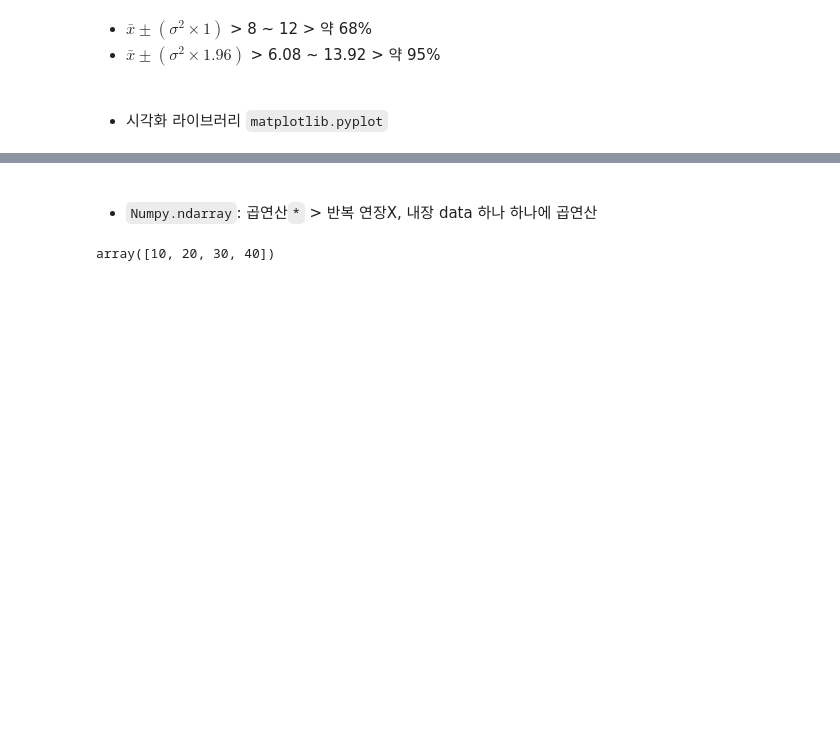
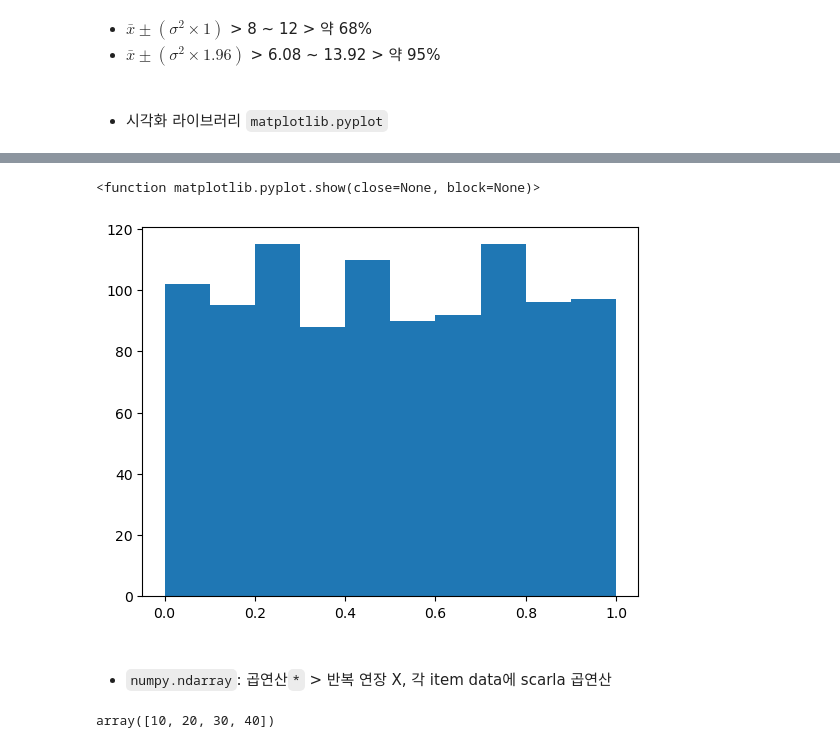
Before and after one commit to dev-EthanJ/Numpy_and_Pandas, a Jupyter notebook: 20221018_1_Basic_Numpy.ipynb, the cells around one changed output, grey strips where cells are left out. Drawn from its saved outputs; the diff is of its cells as text; code cells hidden in the pictures; blank space fills up the shorter version.

```diff
--- a/20221018_1_Basic_Numpy.ipynb
+++ b/20221018_1_Basic_Numpy.ipynb
@@ -955,7 +974,15 @@ plt.show
+# %%
+rand_rand_thou = np.random.rand(1000)
+
+plt.hist(rand_rand_thou, bins=10)
+plt.show
+# %% [output]
+<function matplotlib.pyplot.show(close=None, block=None)>
+[figure, added]
 # %% [markdown]
 <br>
 
-- `Numpy.ndarray`: 곱연산`*` > 반복 연장X, 내장 data 하나 하나에 곱연산
+- `numpy.ndarray`: 곱연산`*` > 반복 연장 X, 각 item data에 scarla 곱연산
 # %%
 np.array([1, 2, 3, 4]) * 10
 # %% [output]
```
Also changed, not shown: parts of 114 cells of this notebook, 32 other files.
